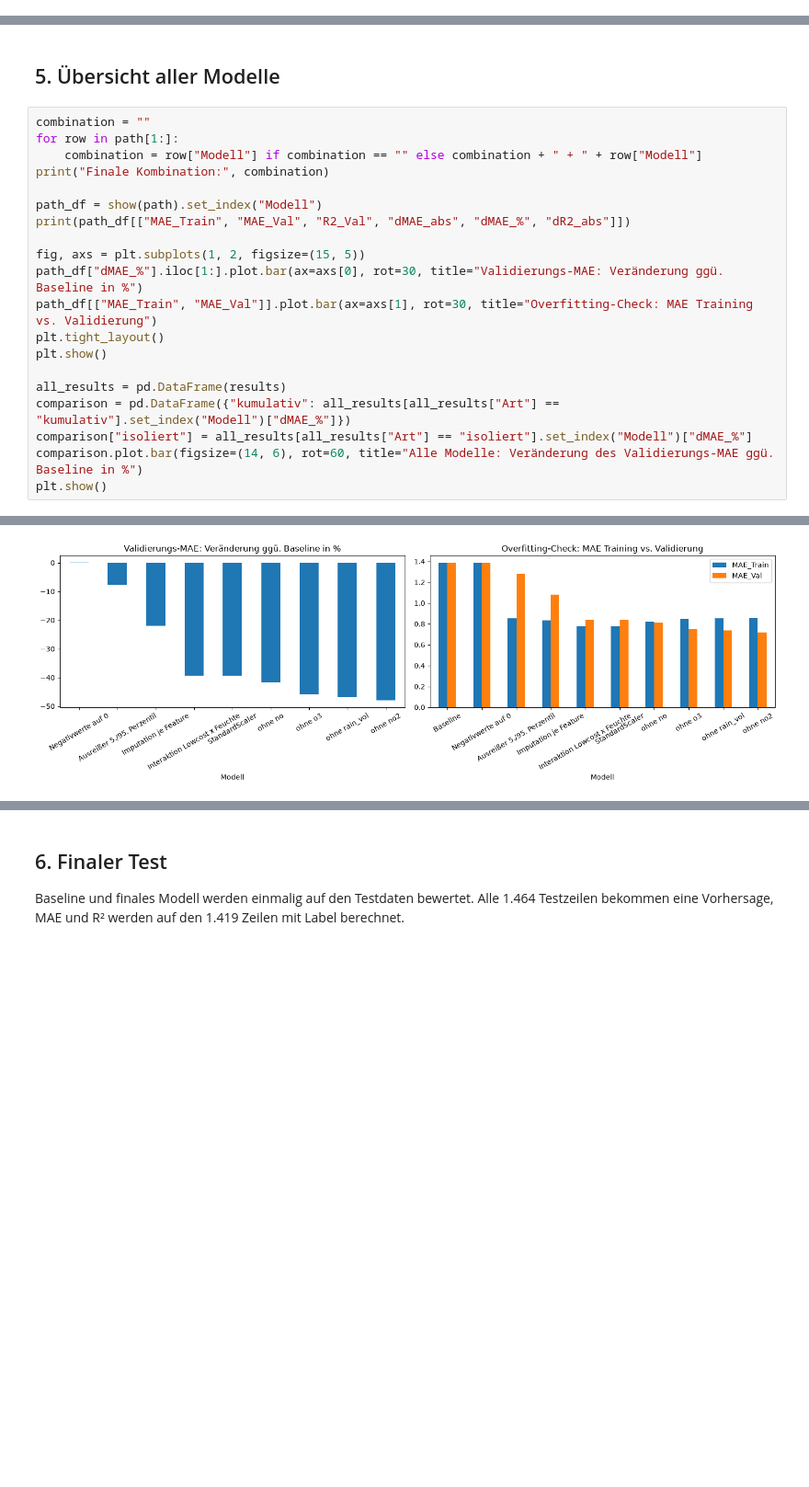
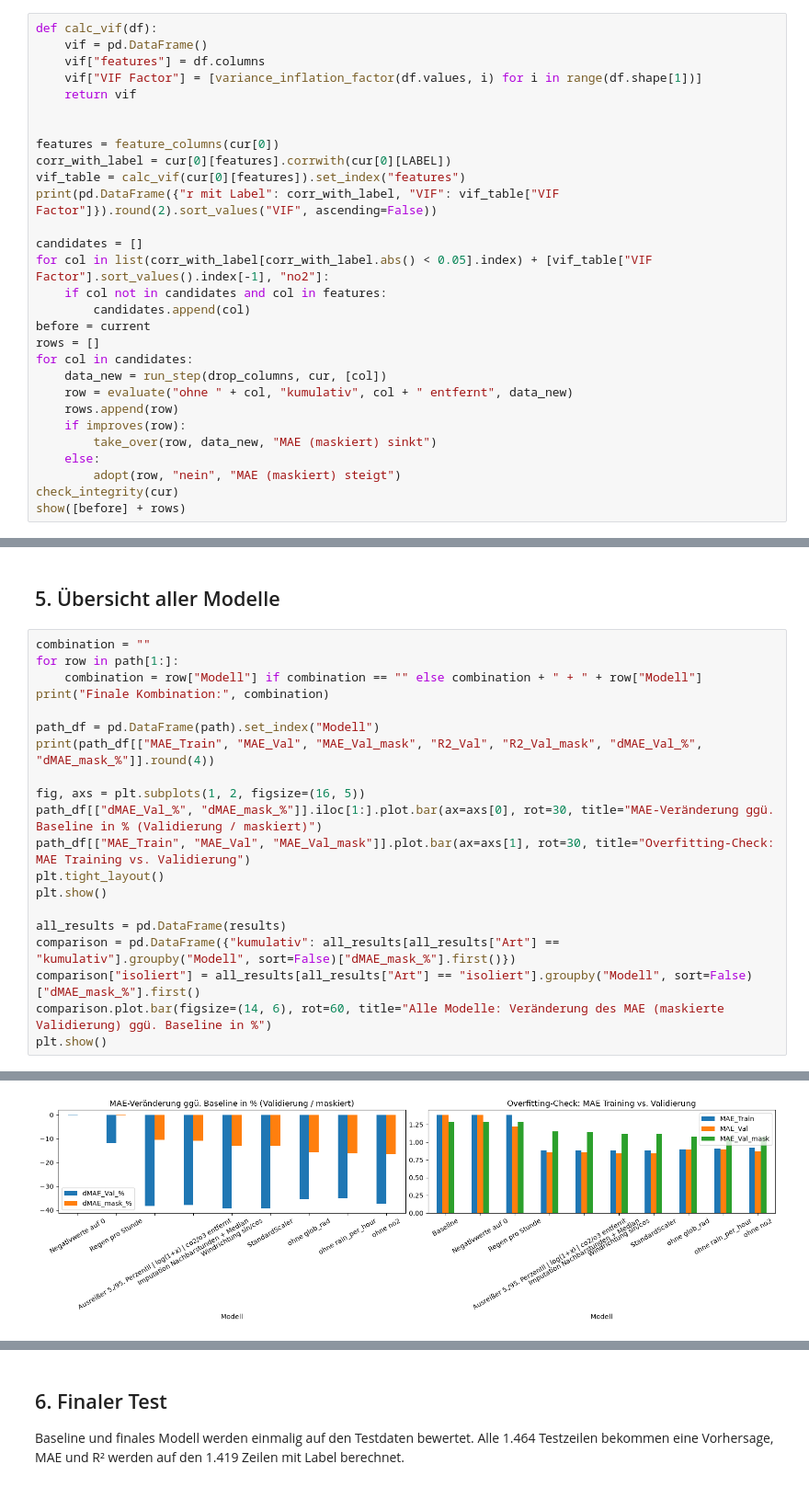
Before and after one commit to kevinvuong04/data-science-26-27, a Jupyter notebook: src/Notebooks/Aufgabe_2_Data_Preparation.ipynb, the cells around one changed output, grey strips where cells are left out. Shown at 92% size. Saved outputs shown, nothing was run; the diff lists cells and outputs as text; blank space fills up the shorter version.

```diff
--- a/src/Notebooks/Aufgabe_2_Data_Preparation.ipynb
+++ b/src/Notebooks/Aufgabe_2_Data_Preparation.ipynb
@@ -719,0 +935,29 @@ rain_vol                   0.03   1.13
+# %%
+def calc_vif(df):
+    vif = pd.DataFrame()
+    vif["features"] = df.columns
+    vif["VIF Factor"] = [variance_inflation_factor(df.values, i) for i in range(df.shape[1])]
+    return vif
+
+
+features = feature_columns(cur[0])
+corr_with_label = cur[0][features].corrwith(cur[0][LABEL])
+vif_table = calc_vif(cur[0][features]).set_index("features")
+print(pd.DataFrame({"r mit Label": corr_with_label, "VIF": vif_table["VIF Factor"]}).round(2).sort_values("VIF", ascending=False))
+
+candidates = []
+for col in list(corr_with_label[corr_with_label.abs() < 0.05].index) + [vif_table["VIF Factor"].sort_values().index[-1], "no2"]:
+    if col not in candidates and col in features:
+        candidates.append(col)
+before = current
+rows = []
+for col in candidates:
+    data_new = run_step(drop_columns, cur, [col])
+    row = evaluate("ohne " + col, "kumulativ", col + " entfernt", data_new)
+    rows.append(row)
+    if improves(row):
+        take_over(row, data_new, "MAE (maskiert) sinkt")
+    else:
+        adopt(row, "nein", "MAE (maskiert) steigt")
+check_integrity(cur)
+show([before] + rows)
@@ -725,18 +1000,18 @@ for row in path[1:]:
     combination = row["Modell"] if combination == "" else combination + " + " + row["Modell"]
 print("Finale Kombination:", combination)
 
-path_df = show(path).set_index("Modell")
-print(path_df[["MAE_Train", "MAE_Val", "R2_Val", "dMAE_abs", "dMAE_%", "dR2_abs"]])
+path_df = pd.DataFrame(path).set_index("Modell")
+print(path_df[["MAE_Train", "MAE_Val", "MAE_Val_mask", "R2_Val", "R2_Val_mask", "dMAE_Val_%", "dMAE_mask_%"]].round(4))
 
-fig, axs = plt.subplots(1, 2, figsize=(15, 5))
-path_df["dMAE_%"].iloc[1:].plot.bar(ax=axs[0], rot=30, title="Validierungs-MAE: Veränderung ggü. Baseline in %")
-path_df[["MAE_Train", "MAE_Val"]].plot.bar(ax=axs[1], rot=30, title="Overfitting-Check: MAE Training vs. Validierung")
+fig, axs = plt.subplots(1, 2, figsize=(16, 5))
+path_df[["dMAE_Val_%", "dMAE_mask_%"]].iloc[1:].plot.bar(ax=axs[0], rot=30, title="MAE-Veränderung ggü. Baseline in % (Validierung / maskiert)")
+path_df[["MAE_Train", "MAE_Val", "MAE_Val_mask"]].plot.bar(ax=axs[1], rot=30, title="Overfitting-Check: MAE Training vs. Validierung")
 plt.tight_layout()
 plt.show()
 
 all_results = pd.DataFrame(results)
-comparison = pd.DataFrame({"kumulativ": all_results[all_results["Art"] == "kumulativ"].set_index("Modell")["dMAE_%"]})
-comparison["isoliert"] = all_results[all_results["Art"] == "isoliert"].set_index("Modell")["dMAE_%"]
-comparison.plot.bar(figsize=(14, 6), rot=60, title="Alle Modelle: Veränderung des Validierungs-MAE ggü. Baseline in %")
+comparison = pd.DataFrame({"kumulativ": all_results[all_results["Art"] == "kumulativ"].groupby("Modell", sort=False)["dMAE_mask_%"].first()})
+comparison["isoliert"] = all_results[all_results["Art"] == "isoliert"].groupby("Modell", sort=False)["dMAE_mask_%"].first()
+comparison.plot.bar(figsize=(14, 6), rot=60, title="Alle Modelle: Veränderung des MAE (maskierte Validierung) ggü. Baseline in %")
 plt.show()
 # %% [output]
@@ -760 +1035 @@ ohne no2                        0.6111
-[figure, old version]
+[figure, new version]
```
Also changed, not shown: parts of 67 cells of this notebook, 5 other files.
